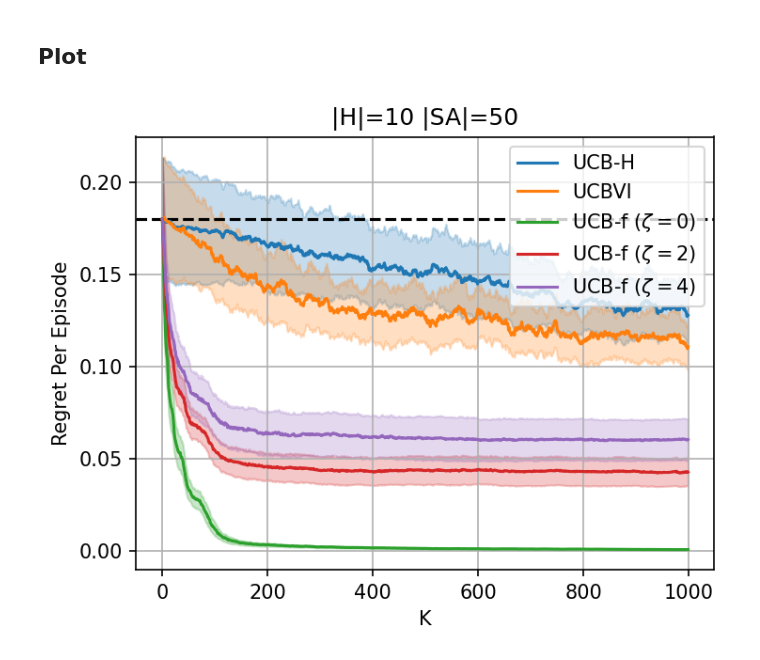
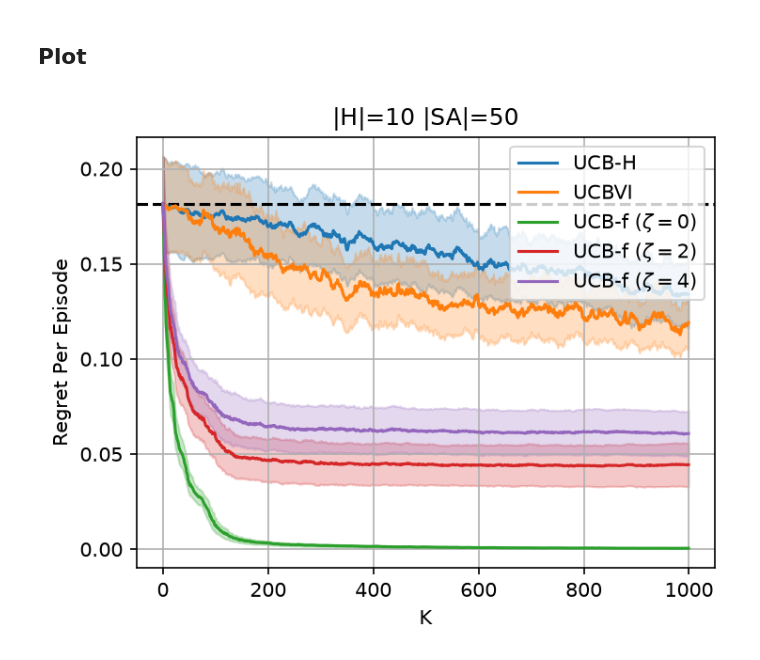
Before and after one commit to meshal-h/ucb-f, a Jupyter notebook: main.ipynb, the cells around one changed output. Cells and saved outputs as stored; diff of their text form; code cells hidden in the pictures.

```diff
--- a/main.ipynb
+++ b/main.ipynb
@@ -3,7 +3,9 @@
 # %%
 from source.utility import *
 from copy import deepcopy
+import time
 
+import os
 import numpy as np
 import matplotlib as mpl
 import matplotlib.pyplot as plt
@@ -11,25 +13,30 @@ import matplotlib.pyplot as plt
 parallel = True
 
 if parallel:
+    os.environ["RAY_AUTH_MODE"] = "disabled"
     from ray.util.multiprocessing import Pool
     pool = Pool(10)
 # %% [markdown]
 #### Utility function to run experiment in parallel
 # %%
-def run_experiment(env_list, K, algorithm, arg, parallel):
+def run_experiment(env_list, K, algorithm, arg, parallel, seed=0):
+
+    # One seed per environment, passed to calculate_regret through arg["seed"].
+    # The same seed is used for every algorithm on a given MDP, so all algorithms
+    # see the same initial states and disturbances (common random numbers).
+    arg_list = []
+    for i, env in enumerate(env_list):
+        arg_i = deepcopy(arg)
+        arg_i["seed"] = seed + i
+        arg_list.append((env, K, algorithm, arg_i))
 
     regret_list = []
 
     if not parallel:
-        for env in env_list:
-            regret = calculate_regret(env, K, algorithm, deepcopy(arg))
-            regret_list.append(regret)
+        for args in arg_list:
+            regret_list.append(calculate_regret(*args))
 
     else:
-        arg_list = []
-        for env in env_list:
-            arg_list.append((env, K, algorithm, arg))
-
         results = pool.starmap(calculate_regret, arg_list)
         for output in results:
             regret_list.append(output)
@@ -84,34 +122,34 @@ time_array = np.arange(K)
 
 plt.figure(dpi=150, figsize=(5,4))
 
 plt.axhline(np.mean(regret_greedy), c="black", ls="--")
 
 plt.plot(regret_UCB_H.mean(axis=0), label="UCB-H")
 plt.fill_between(time_array, regret_UCB_H.mean(axis=0) - 0.5*regret_UCB_H.std(axis=0),
                        regret_UCB_H.mean(axis=0) + 0.5*regret_UCB_H.std(axis=0), color="C0", alpha=.25)
 
 plt.plot(regret_UCBVI.mean(axis=0), label="UCBVI")
 plt.fill_between(time_array, regret_UCBVI.mean(axis=0) - 0.5*regret_UCBVI.std(axis=0),
                        regret_UCBVI.mean(axis=0) + 0.5*regret_UCBVI.std(axis=0), color="C1", alpha=.25)
 
-plt.plot(regret_UCB_f_0.mean(axis=0), label="UCB-f ($\zeta=0$)")
+plt.plot(regret_UCB_f_0.mean(axis=0), label="UCB-f ($\\zeta=0$)")
 plt.fill_between(time_array, regret_UCB_f_0.mean(axis=0) - 0.5*regret_UCB_f_0.std(axis=0),
                        regret_UCB_f_0.mean(axis=0) + 0.5*regret_UCB_f_0.std(axis=0), color="C2", alpha=.25)
 
-plt.plot(regret_UCB_f_1.mean(axis=0), label="UCB-f ($\zeta=2$)")
+plt.plot(regret_UCB_f_1.mean(axis=0), label="UCB-f ($\\zeta=2$)")
 plt.fill_between(time_array, regret_UCB_f_1.mean(axis=0) - 0.5*regret_UCB_f_1.std(axis=0),
                        regret_UCB_f_1.mean(axis=0) + 0.5*regret_UCB_f_1.std(axis=0), color="C3", alpha=.25)
 
-plt.plot(regret_UCB_f_2.mean(axis=0), label="UCB-f ($\zeta=4$)")
+plt.plot(regret_UCB_f_2.mean(axis=0), label="UCB-f ($\\zeta=4$)")
 plt.fill_between(time_array, regret_UCB_f_2.mean(axis=0) - 0.5*regret_UCB_f_2.std(axis=0),
                        regret_UCB_f_2.mean(axis=0) + 0.5*regret_UCB_f_2.std(axis=0), color="C4", alpha=.25)
 
 plt.title("|H|={} |SA|={}".format(H, S*A))
 plt.legend(loc=1)
 plt.xlabel("K")
 plt.ylabel("Regret Per Episode")
 plt.grid()
 plt.tight_layout()
 plt.show()
 # %% [output]
-[figure, old version]
+[figure, new version]
```
Also changed, not shown: parts of 2 cells of this notebook, 3 other files.
